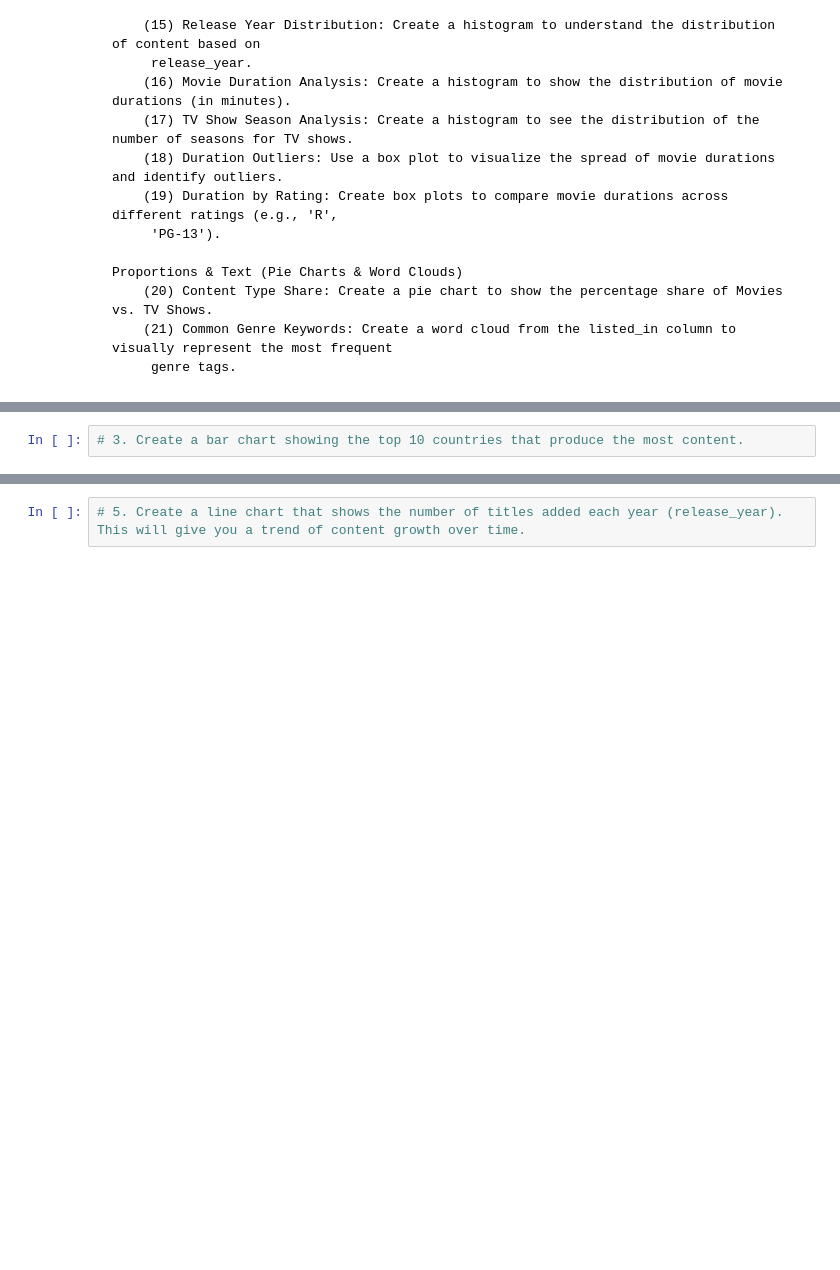
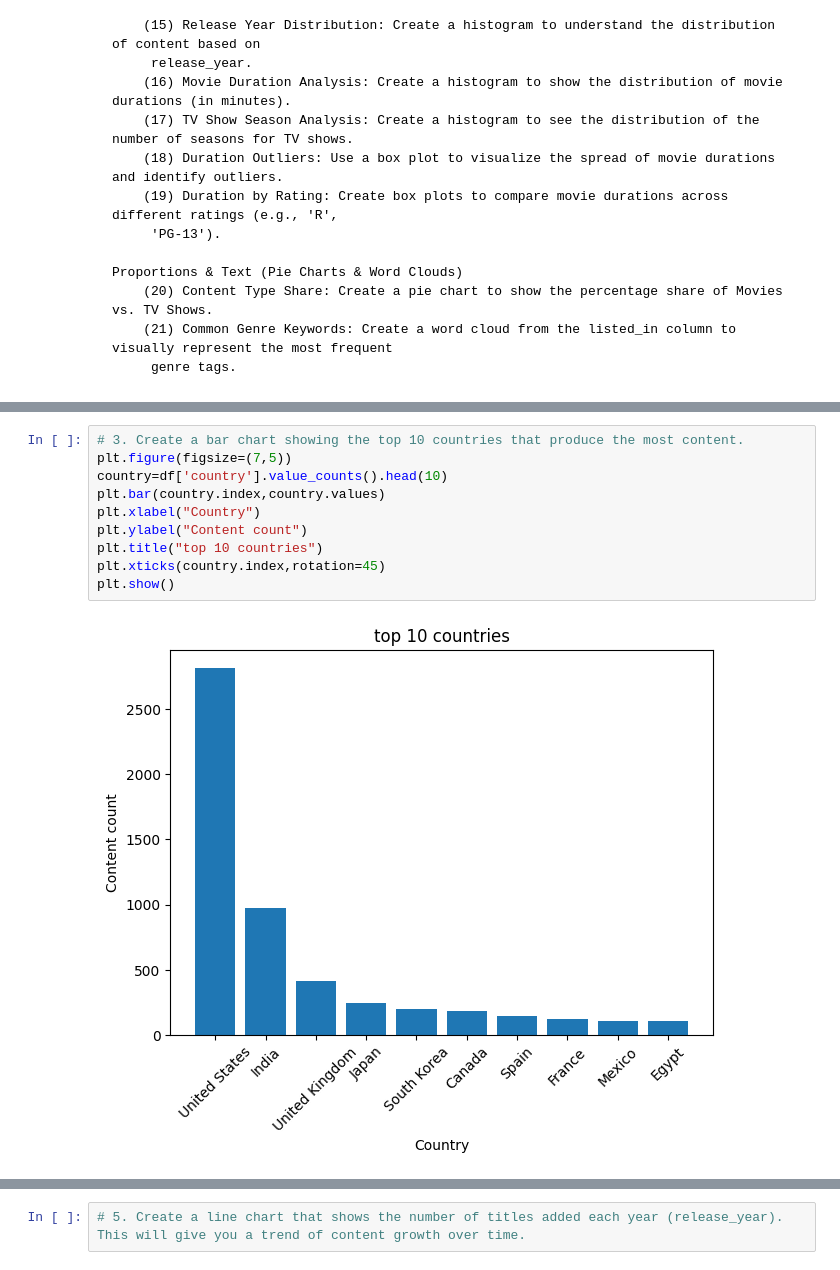
Before and after one commit to Ansh-Patoliya/python_learning, a Jupyter notebook: Project/netflix_data_analysis/netflix_data_analysis.ipynb, the cells around one changed output, grey strips where cells are left out. Drawn from its saved outputs; the diff is of its cells as text; blank space fills up the shorter version.

```diff
--- a/Project/netflix_data_analysis/netflix_data_analysis.ipynb
+++ b/Project/netflix_data_analysis/netflix_data_analysis.ipynb
@@ -596,4 +618,14 @@ Name: count, dtype: int64
 # %%
 # 3. Create a bar chart showing the top 10 countries that produce the most content.
+plt.figure(figsize=(7,5))
+country=df['country'].value_counts().head(10)
+plt.bar(country.index,country.values)
+plt.xlabel("Country")
+plt.ylabel("Content count")
+plt.title("top 10 countries")
+plt.xticks(country.index,rotation=45)
+plt.show()
+# %% [output]
+[figure, added]
 # %%
 # 4. What is the proportion of different ratings (e.g., TV-MA, TV-14, R)? You can create a pie chart for this.
```
Also changed, not shown: parts of 4 cells of this notebook.
